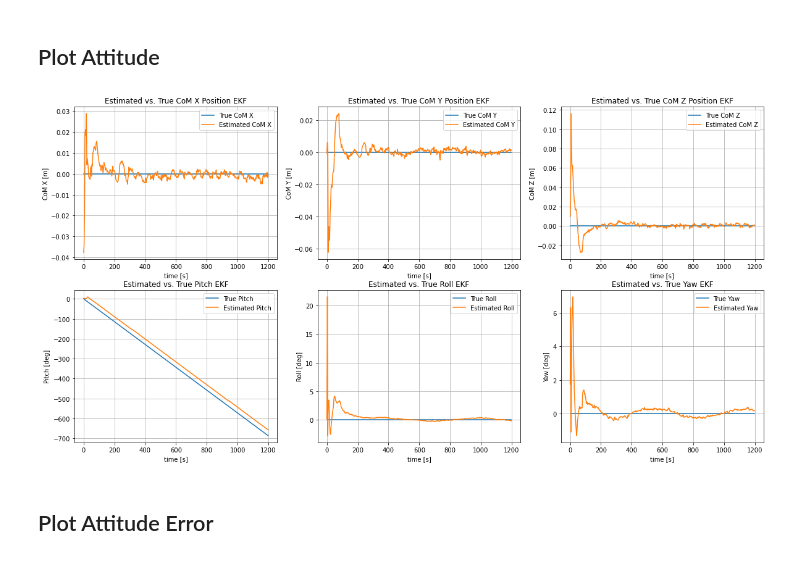
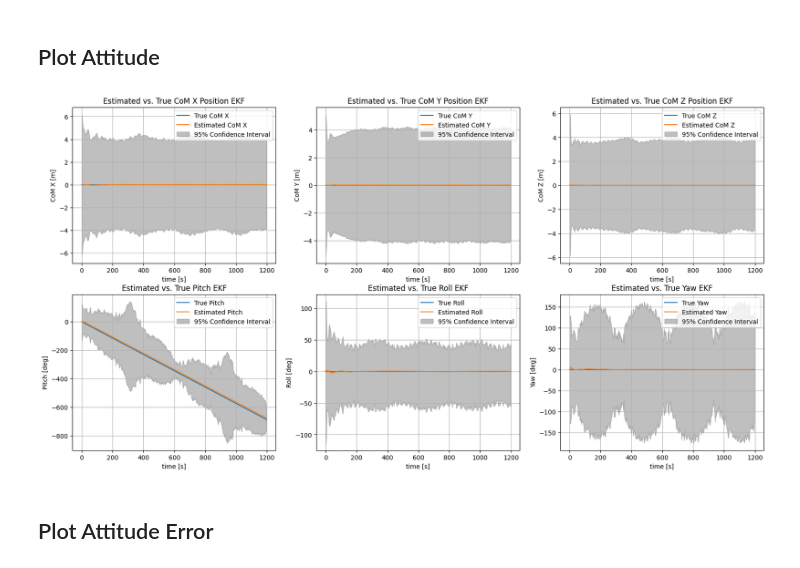
Before and after one commit to annasulzer/273-final-project, a Jupyter notebook: simulate_playground_EKF.ipynb, the cells around one changed output. Drawn from its saved outputs; the diff is of its cells as text; code cells hidden in the pictures.

Commit message:
got the error bars plotted baby!

```diff
--- a/simulate_playground_EKF.ipynb
+++ b/simulate_playground_EKF.ipynb
@@ -462,0 +525,24 @@ COM, euler,euler_gt, COM_gt, euler_error, COM_error = get_errors(debris_points,
+# %%
+m = 2 * n + 1 #number of sigma points
+
+euler_sig_hist = np.zeros((euler.shape[0],euler.shape[1],m))
+com_sig_hist = np.zeros((COM.shape[0],COM.shape[1],m))
+
+for i in range(m):
+    COM_sig, euler_sig,euler_gt_sig, COM_gt_sig, euler_error_sig, COM_error_sig = get_errors(debris_points, sigma_points_history[:,:,i])
+    euler_sig_hist[:,:,i] = euler_sig
+    com_sig_hist[:,:,i] = COM_sig
+# %%
+print(euler_sig_hist.shape)
+print(euler[0])
+euler_cov_hist = np.zeros((x_est_hist.shape[0],3,3))
+COM_cov_hist = np.zeros((x_est_hist.shape[0],3,3))
+for i in range(x_est_hist.shape[0]):
+    mean,cov = inverse_unscented_transform(euler_sig_hist[i,:,:])
+    euler_cov_hist[i,:,:] = cov
+    mean,cov = inverse_unscented_transform(com_sig_hist[i,:,:])
+    COM_cov_hist[i,:,:] = cov
+
+
+
+print(COM_cov_hist)
@@ -470,18 +574,26 @@ y_index = 1
 z_index = 2
 
 # Calculate confidence intervals
-std_dev_x = np.sqrt(P_est_hist[:, x_index, x_index])
+std_dev_x = np.sqrt(euler_cov_hist[:, x_index, x_index])
 confidence_interval_x = 1.96 * std_dev_x
 
-std_dev_y = np.sqrt(P_est_hist[:, y_index, y_index])
+std_dev_y = np.sqrt(euler_cov_hist[:, y_index, y_index])
 confidence_interval_y = 1.96 * std_dev_y
 
-std_dev_z = np.sqrt(P_est_hist[:, z_index, z_index])
+std_dev_z = np.sqrt(euler_cov_hist[:, z_index, z_index])
 confidence_interval_z = 1.96 * std_dev_z # 95%
+std_dev_x2 = np.sqrt(COM_cov_hist[:, x_index, x_index])
+confidence_interval_x2 = 1.96 * std_dev_x2
 
+std_dev_y2 = np.sqrt(COM_cov_hist[:, y_index, y_index])
+confidence_interval_y2 = 1.96 * std_dev_y2
+
+std_dev_z2 = np.sqrt(COM_cov_hist[:, z_index, z_index])
+confidence_interval_z2 = 1.96 * std_dev_z2 # 95%
 # Plot COM Position - expect to be zero
 axs[0, 0].plot(time_array, np.zeros(len(time_array)), label=f"True CoM X")
 axs[0, 0].plot(time_array, COM[:, x_index], label=f"Estimated CoM X")
+axs[0, 0].fill_between(time_array, np.unwrap(COM[:, x_index]) - confidence_interval_x2, np.unwrap(COM[:, x_index]) + confidence_interval_x2, color='gray', alpha=0.5, label="95% Confidence Interval")
 axs[0, 0].set_xlabel('time [s]')
 axs[0, 0].set_ylabel('CoM X [m]')
 axs[0, 0].legend()
@@ -491,6 +603,7 @@ axs[0, 0].set_title('Estimated vs. True CoM X Position EKF')
 # Plot COM Position - expect to be zero
 axs[0, 1].plot(time_array, np.zeros(len(time_array)), label=f"True CoM Y")
 axs[0, 1].plot(time_array, COM[:, y_index], label=f"Estimated CoM Y")
+axs[0, 1].fill_between(time_array, np.unwrap(COM[:, y_index]) - confidence_interval_y2, np.unwrap(COM[:, y_index]) + confidence_interval_y2, color='gray', alpha=0.5, label="95% Confidence Interval")
 axs[0, 1].set_xlabel('time [s]')
 axs[0, 1].set_ylabel('CoM Y [m]')
 axs[0, 1].legend()
@@ -500,6 +613,7 @@ axs[0, 1].set_title('Estimated vs. True CoM Y Position EKF')
 # Plot COM Position - expect to be zero
 axs[0, 2].plot(time_array, np.zeros(len(time_array)), label=f"True CoM Z")
 axs[0, 2].plot(time_array, COM[:, z_index], label=f"Estimated CoM Z")
+axs[0, 2].fill_between(time_array, np.unwrap(COM[:, z_index]) - confidence_interval_z2, np.unwrap(COM[:, z_index]) + confidence_interval_z2, color='gray', alpha=0.5, label="95% Confidence Interval")
 axs[0, 2].set_xlabel('time [s]')
 axs[0, 2].set_ylabel('CoM Z [m]')
 axs[0, 2].legend()
@@ -509,35 +623,40 @@ axs[0, 2].set_title('Estimated vs. True CoM Z Position EKF')
 # Plot Attitude Pitch expect derivative = omega
 axs[1, 0].plot(time_array, euler_gt[:, x_index], label=f"True Pitch")
 axs[1, 0].plot(time_array, np.unwrap(euler[:, x_index]), label="Estimated Pitch")
+axs[1, 0].fill_between(time_array, np.unwrap(euler[:, x_index]) - confidence_interval_x, np.unwrap(euler[:, x_index]) + confidence_interval_x, color='gray', alpha=0.5, label="95% Confidence Interval")
 axs[1, 0].set_xlabel('time [s]')
 axs[1, 0].set_ylabel('Pitch [deg]')
 axs[1, 0].legend()
 axs[1, 0].grid(True)
 axs[1, 0].set_title('Estimated vs. True Pitch EKF')
 
 # Plot Attitude Roll expect zero
 axs[1, 1].plot(time_array, euler_gt[:, y_index], label=f"True Roll")
 axs[1, 1].plot(time_array, euler[:, y_index], label="Estimated Roll")
+axs[1, 1].fill_between(time_array, np.unwrap(euler[:, y_index]) - confidence_interval_y, np.unwrap(euler[:, y_index]) + confidence_interval_y, color='gray', alpha=0.5, label="95% Confidence Interval")
 axs[1, 1].set_xlabel('time [s]')
 axs[1, 1].set_ylabel('Roll [deg]')
 axs[1, 1].legend()
 axs[1, 1].grid(True)
 axs[1, 1].set_title('Estimated vs. True Roll EKF')
 
 # Plot Attitude Yaw expect zero
 axs[1, 2].plot(time_array, euler_gt[:, z_index], label=f"True Yaw")
 axs[1, 2].plot(time_array, euler[:, z_index], label="Estimated Yaw")
+axs[1, 2].fill_between(time_array, np.unwrap(euler[:, z_index]) - confidence_interval_z, np.unwrap(euler[:, z_index]) + confidence_interval_z, color='gray', alpha=0.5, label="95% Confidence Interval")
 axs[1, 2].set_xlabel('time [s]')
 axs[1, 2].set_ylabel('Yaw [deg]')
 axs[1, 2].legend()
 axs[1, 2].grid(True)
 axs[1, 2].set_title('Estimated vs. True Yaw EKF')
 
+plt.show()
+
 
 #fig.savefig("attitude noise 1e-5.png", dpi=300, bbox_inches="tight")
 fig.savefig("attitude no noise.png", dpi=300, bbox_inches="tight")
 # %% [output]
-[figure, old version]
+[figure, new version]
 # %% [markdown]
 ## Plot Attitude Error
 # %%
```
Also changed, not shown: parts of 14 cells of this notebook, 4 other files.
